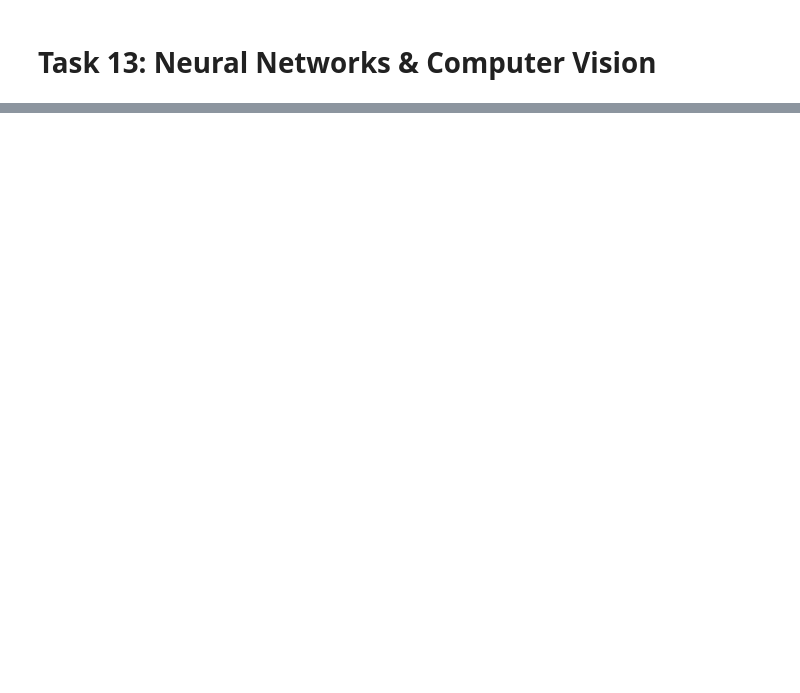
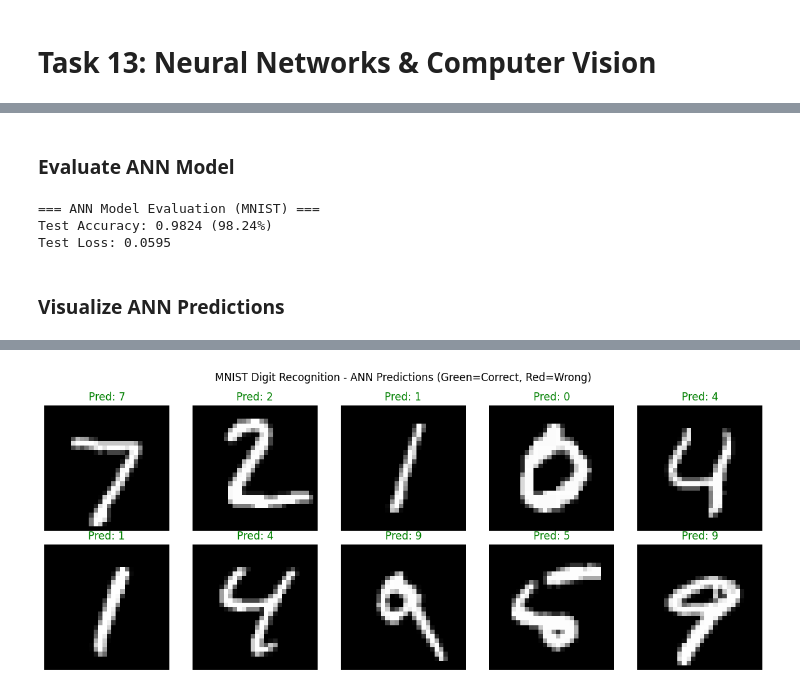
Before and after one commit to magic-meer/AI-ML-Fellowship-2026, a Jupyter notebook: Week8-Neural-Networks/Neural_Networks_Task13.ipynb, the cells around one changed output, grey strips where cells are left out. Drawn from its saved outputs; the diff is of its cells as text; code cells hidden in the pictures; blank space fills up the shorter version.

```diff
--- a/Week8-Neural-Networks/Neural_Networks_Task13.ipynb
+++ b/Week8-Neural-Networks/Neural_Networks_Task13.ipynb
@@ -217,0 +279,21 @@ plt.show()
+# %%
+# ==========================================
+# SHORT ASSIGNMENT: MNIST Digit Recognition
+# Building ANN (Artificial Neural Network)
+# ==========================================
+
+# Load MNIST data
+(X_train, y_train), (X_test, y_test) = mnist.load_data()
+
+# Flatten images (784 features for 28x28 images)
+X_train_flat = X_train.reshape(X_train.shape[0], -1).astype('float32') / 255.0
+X_test_flat = X_test.reshape(X_test.shape[0], -1).astype('float32') / 255.0
+
+# One-hot encode labels
+y_train_cat = to_categorical(y_train, 10)
+y_test_cat = to_categorical(y_test, 10)
+
+print(f"Training samples: {X_train_flat.shape[0]}")
+print(f"Test samples: {X_test_flat.shape[0]}")
+print(f"Input features (flattened): {X_train_flat.shape[1]}")
+print(f"Number of classes: {10}")
@@ -217,0 +360,7 @@ plt.show()
+# %%
+# Train the ANN model
+ann_history = ann_model.fit(X_train_flat, y_train_cat,
+                             epochs=20,
+                             batch_size=128,
+                             validation_split=0.1,
+                             verbose=1)
@@ -217,0 +385,30 @@ plt.show()
+# %% [markdown]
+### Evaluate ANN Model
+# %%
+# Evaluate on test set
+test_loss, test_acc = ann_model.evaluate(X_test_flat, y_test_cat, verbose=0)
+print(f"\n=== ANN Model Evaluation (MNIST) ===")
+print(f"Test Accuracy: {test_acc:.4f} ({test_acc*100:.2f}%)")
+print(f"Test Loss: {test_loss:.4f}")
+# %% [output]
+=== ANN Model Evaluation (MNIST) ===
+Test Accuracy: 0.9824 (98.24%)
+Test Loss: 0.0595
+# %% [markdown]
+### Visualize ANN Predictions
+# %%
+# Make predictions with ANN
+ann_predictions = ann_model.predict(X_test_flat)
+ann_pred_labels = np.argmax(ann_predictions, axis=1)
+
+# Visualize some predictions
+fig, axes = plt.subplots(2, 5, figsize=(12, 5))
+for i, ax in enumerate(axes.flat):
+    ax.imshow(X_test[i], cmap='gray')
+    color = 'green' if ann_pred_labels[i] == y_test[i] else 'red'
+    ax.set_title(f'Pred: {ann_pred_labels[i]}', color=color)
+    ax.axis('off')
+plt.suptitle('MNIST Digit Recognition - ANN Predictions (Green=Correct, Red=Wrong)')
+plt.tight_layout()
+plt.show()
+# %% [output]
@@ -217,0 +416 @@ plt.show()
+[figure, added]
```
Also changed, not shown: parts of 86 cells of this notebook, 3 other files.
